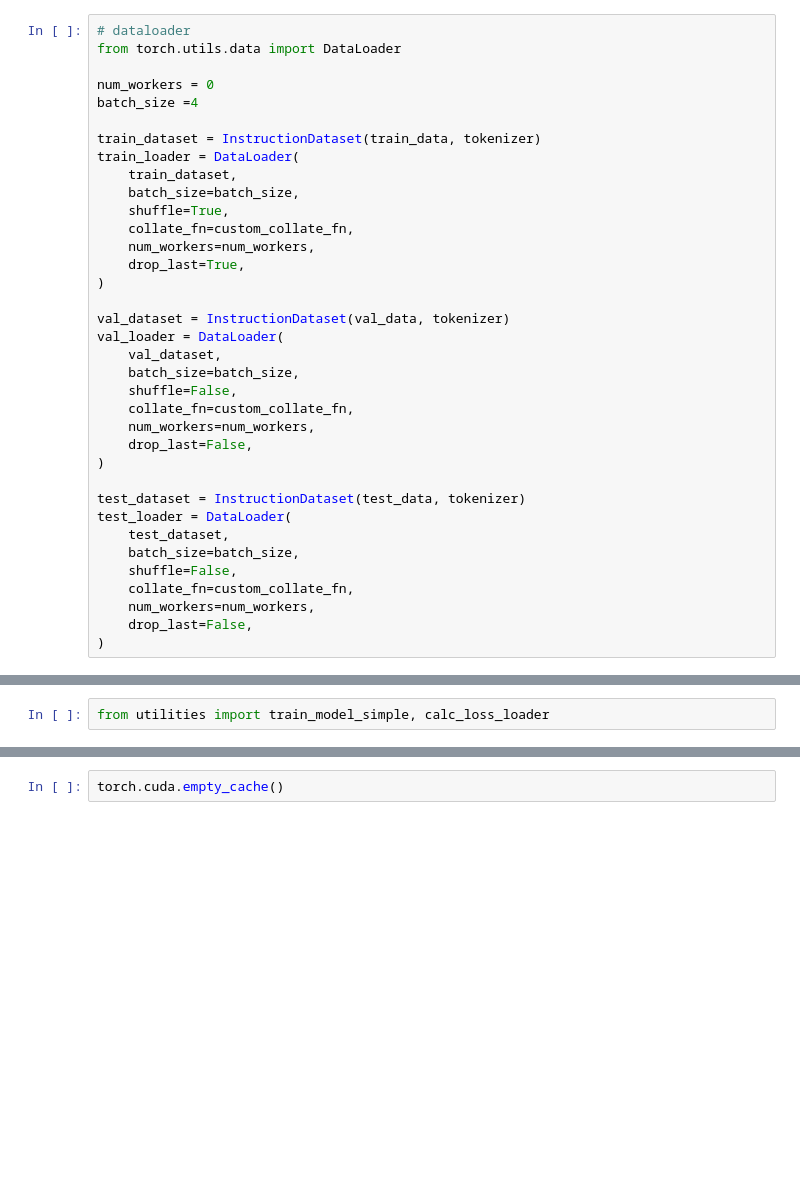
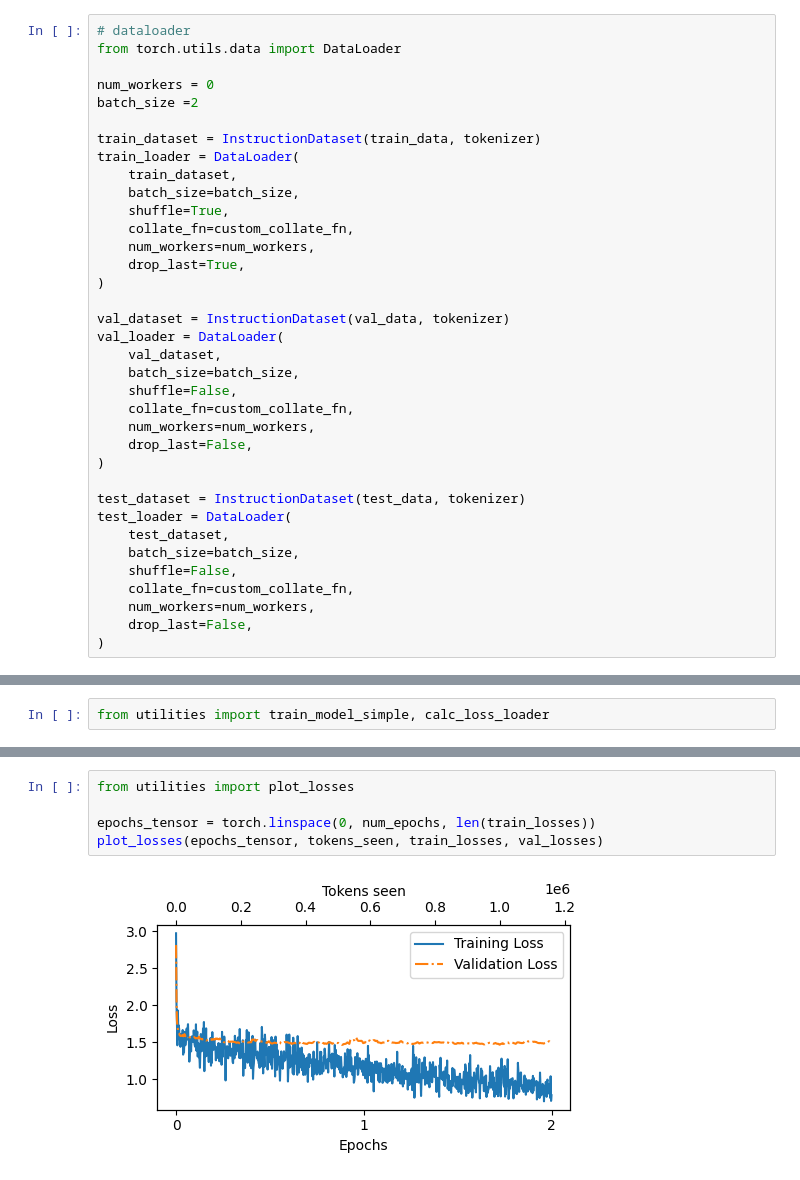
Before and after one commit to aashu-0/llm-from-scratch, a Jupyter notebook: llm_book_notes/07instruct-fine-tuning.ipynb, the cells around one changed output, grey strips where cells are left out. Saved outputs shown, nothing was run; the diff lists cells and outputs as text; blank space fills up the shorter version.

```diff
--- a/llm_book_notes/07instruct-fine-tuning.ipynb
+++ b/llm_book_notes/07instruct-fine-tuning.ipynb
@@ -264,7 +289,7 @@ tokenizer = tiktoken.get_encoding('gpt2')
 from torch.utils.data import DataLoader
 
 num_workers = 0
-batch_size =4
+batch_size =2
 
 train_dataset = InstructionDataset(train_data, tokenizer)
 train_loader = DataLoader(
@@ -470,2 +499,7 @@ OutOfMemoryError: CUDA out of memory. Tried to allocate 64.00 MiB. GPU 0 has a t
-# %%
-torch.cuda.empty_cache()
+# %%
+from utilities import plot_losses
+
+epochs_tensor = torch.linspace(0, num_epochs, len(train_losses))
+plot_losses(epochs_tensor, tokens_seen, train_losses, val_losses)
+# %% [output]
+[figure, added]
```
Also changed, not shown: parts of 7 cells of this notebook.
